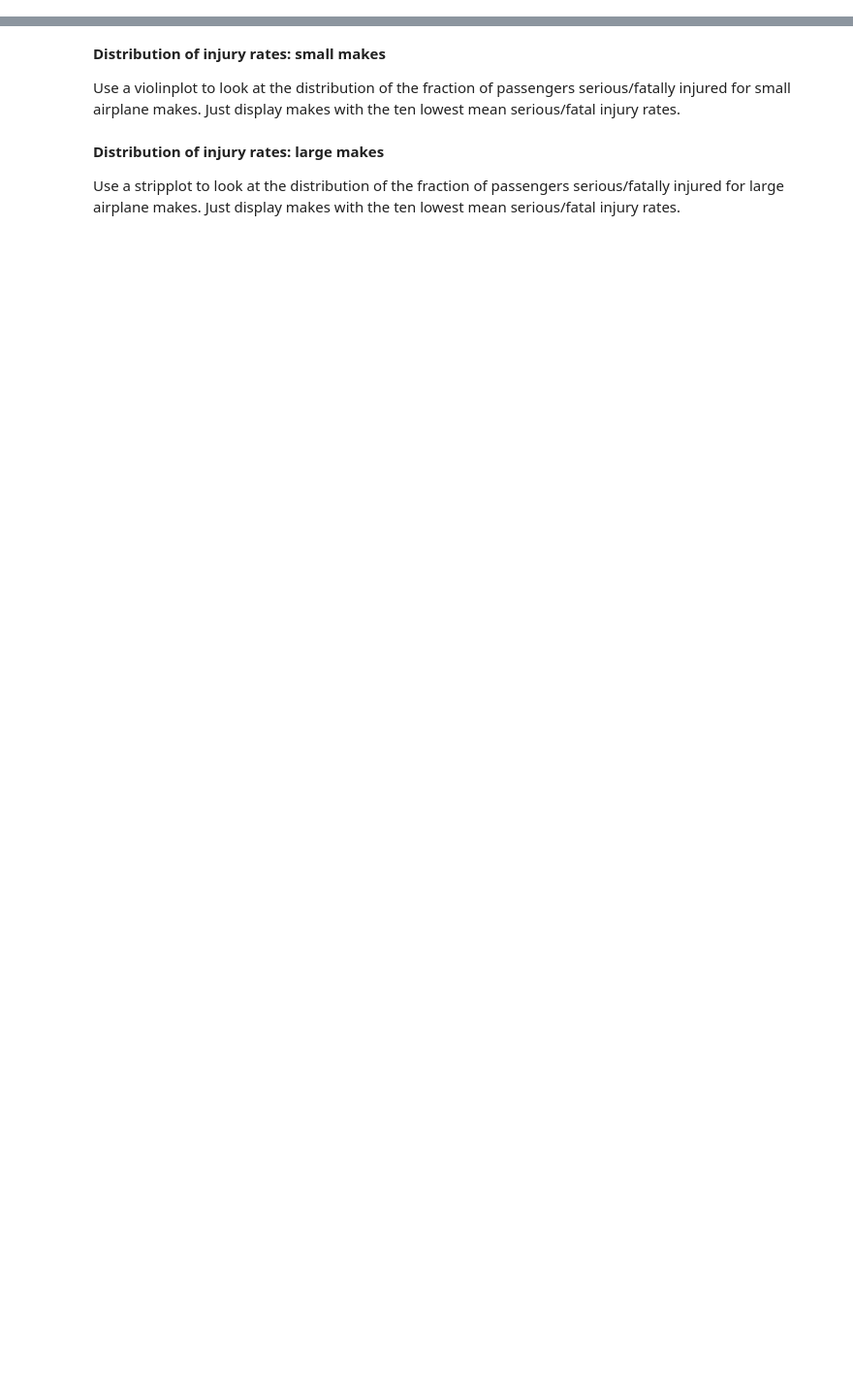
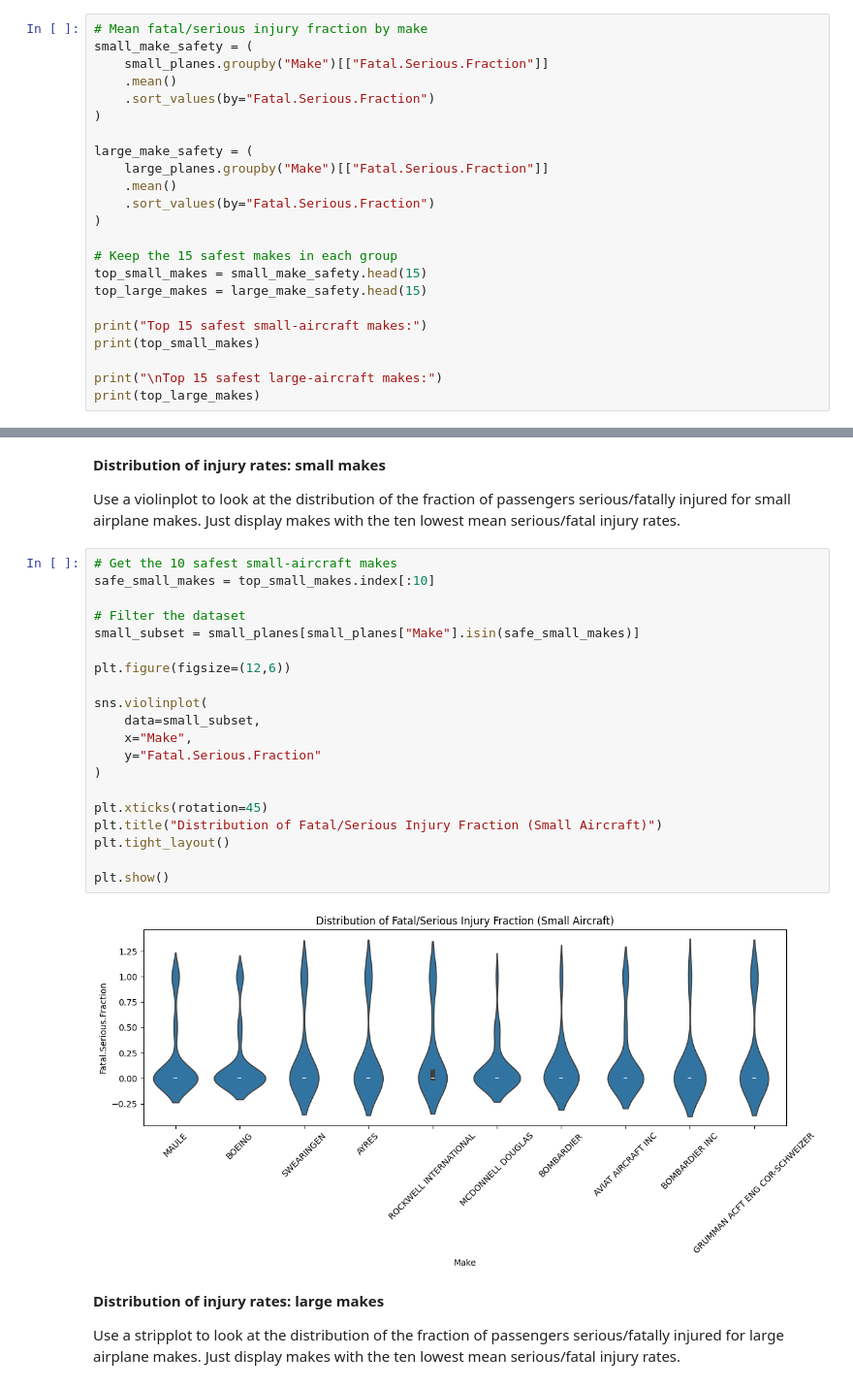
Before and after one commit to marcoholt/dsc-course0-m8-lab, a Jupyter notebook: Aviation_Accidents_Data_Analysis.ipynb, the cells around one changed output, grey strips where cells are left out. Shown at 97% size. Cells and saved outputs as stored; diff of their text form; blank space fills up the shorter version.

```diff
--- a/Aviation_Accidents_Data_Analysis.ipynb
+++ b/Aviation_Accidents_Data_Analysis.ipynb
@@ -34,0 +84,23 @@ Explore the human injury risk profile for small and larger Makes:
+# %%
+# Mean fatal/serious injury fraction by make
+small_make_safety = (
+    small_planes.groupby("Make")[["Fatal.Serious.Fraction"]]
+    .mean()
+    .sort_values(by="Fatal.Serious.Fraction")
+)
+
+large_make_safety = (
+    large_planes.groupby("Make")[["Fatal.Serious.Fraction"]]
+    .mean()
+    .sort_values(by="Fatal.Serious.Fraction")
+)
+
+# Keep the 15 safest makes in each group
+top_small_makes = small_make_safety.head(15)
+top_large_makes = large_make_safety.head(15)
+
+print("Top 15 safest small-aircraft makes:")
+print(top_small_makes)
+
+print("\nTop 15 safest large-aircraft makes:")
+print(top_large_makes)
@@ -36,6 +156,28 @@ Explore the human injury risk profile for small and larger Makes:
 **Distribution of injury rates: small makes**
 
 Use a violinplot to look at the distribution of the fraction of passengers serious/fatally injured for small airplane makes. Just display makes with the ten lowest mean serious/fatal injury rates.
+# %%
+# Get the 10 safest small-aircraft makes
+safe_small_makes = top_small_makes.index[:10]
+
+# Filter the dataset
+small_subset = small_planes[small_planes["Make"].isin(safe_small_makes)]
+
+plt.figure(figsize=(12,6))
+
+sns.violinplot(
+    data=small_subset,
+    x="Make",
+    y="Fatal.Serious.Fraction"
+)
+
+plt.xticks(rotation=45)
+plt.title("Distribution of Fatal/Serious Injury Fraction (Small Aircraft)")
+plt.tight_layout()
+
+plt.show()
+# %% [output]
+[figure, added]
 # %% [markdown]
 **Distribution of injury rates: large makes**
 
```
Also changed, not shown: parts of 14 cells of this notebook.
